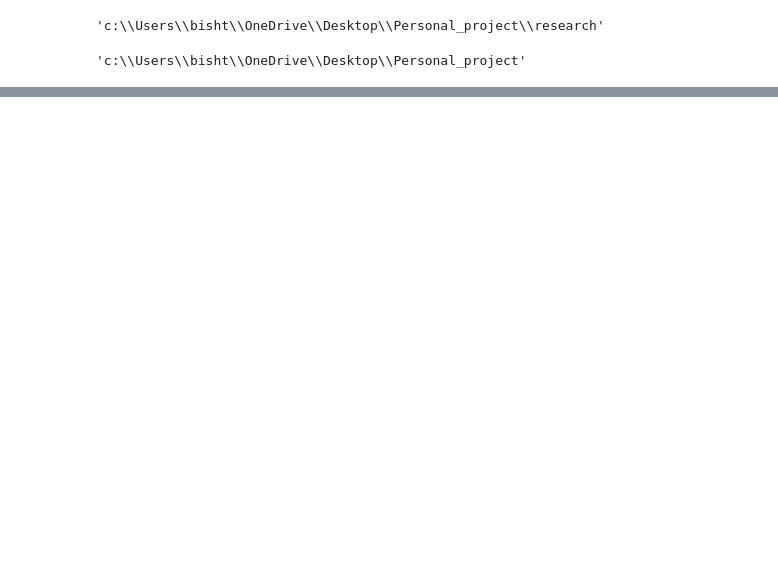
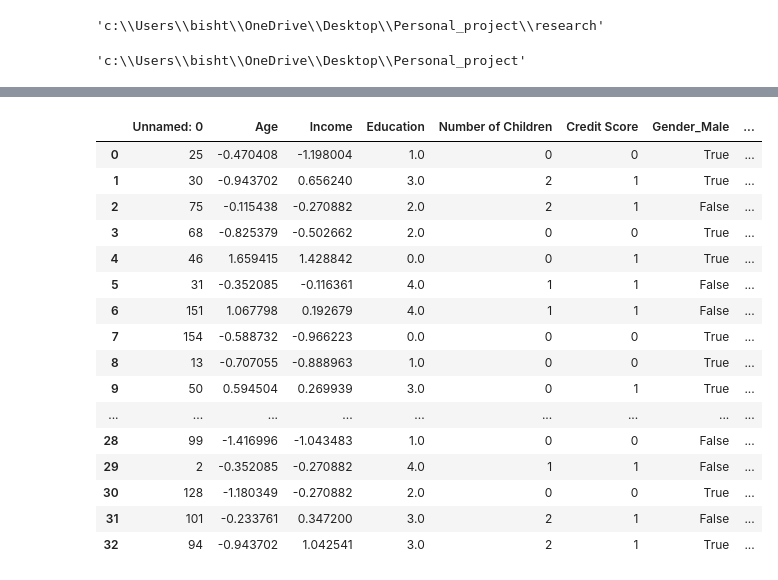
Before and after one commit to AbhayBisht0801/Bank-System, a Jupyter notebook: research/01_data_ingestion.ipynb, the cells around one changed output, grey strips where cells are left out. Drawn from its saved outputs; the diff is of its cells as text; code cells hidden in the pictures; blank space fills up the shorter version.

```diff
--- a/research/01_data_ingestion.ipynb
+++ b/research/01_data_ingestion.ipynb
@@ -157,0 +159,22 @@ See the caveats in the documentation: https://pandas.pydata.org/pandas-docs/stab
+# %%
+import pandas as pd
+df=pd.read_csv(r'C:\Users\bisht\OneDrive\Desktop\Personal_project\artifacts\data_ingestion\credit_score_data\credit_test.csv')
+df
+# %% [output]
+|  | Unnamed: 0 | Age | Income | Education | Number of Children | Credit Score | Gender_Male | ... |
+| 0 | 25 | -0.470408 | -1.198004 | 1.0 | 0 | 0 | True | ... |
+| 1 | 30 | -0.943702 | 0.656240 | 3.0 | 2 | 1 | True | ... |
+| 2 | 75 | -0.115438 | -0.270882 | 2.0 | 2 | 1 | False | ... |
+| 3 | 68 | -0.825379 | -0.502662 | 2.0 | 0 | 0 | True | ... |
+| 4 | 46 | 1.659415 | 1.428842 | 0.0 | 0 | 1 | True | ... |
+| 5 | 31 | -0.352085 | -0.116361 | 4.0 | 1 | 1 | False | ... |
+| 6 | 151 | 1.067798 | 0.192679 | 4.0 | 1 | 1 | False | ... |
+| 7 | 154 | -0.588732 | -0.966223 | 0.0 | 0 | 0 | True | ... |
+| 8 | 13 | -0.707055 | -0.888963 | 1.0 | 0 | 0 | True | ... |
+| 9 | 50 | 0.594504 | 0.269939 | 3.0 | 0 | 1 | True | ... |
+| ... | ... | ... | ... | ... | ... | ... | ... | ... |
+| 28 | 99 | -1.416996 | -1.043483 | 1.0 | 0 | 0 | False | ... |
+| 29 | 2 | -0.352085 | -0.270882 | 4.0 | 1 | 1 | False | ... |
+| 30 | 128 | -1.180349 | -0.270882 | 2.0 | 0 | 0 | True | ... |
+| 31 | 101 | -0.233761 | 0.347200 | 3.0 | 2 | 1 | False | ... |
+| 32 | 94 | -0.943702 | 1.042541 | 3.0 | 2 | 1 | True | ... |
```
Also changed, not shown: parts of 5 cells of this notebook, 17 other files.
